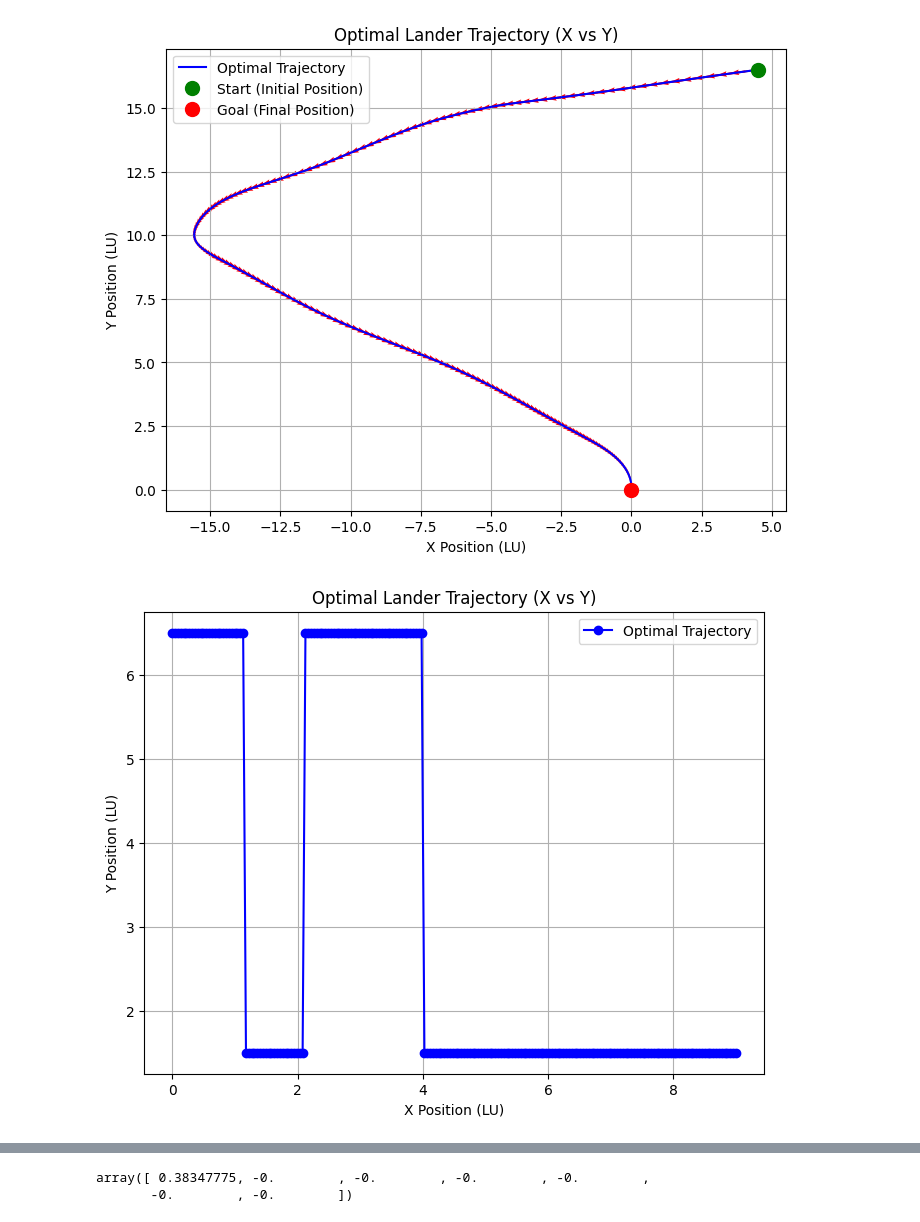
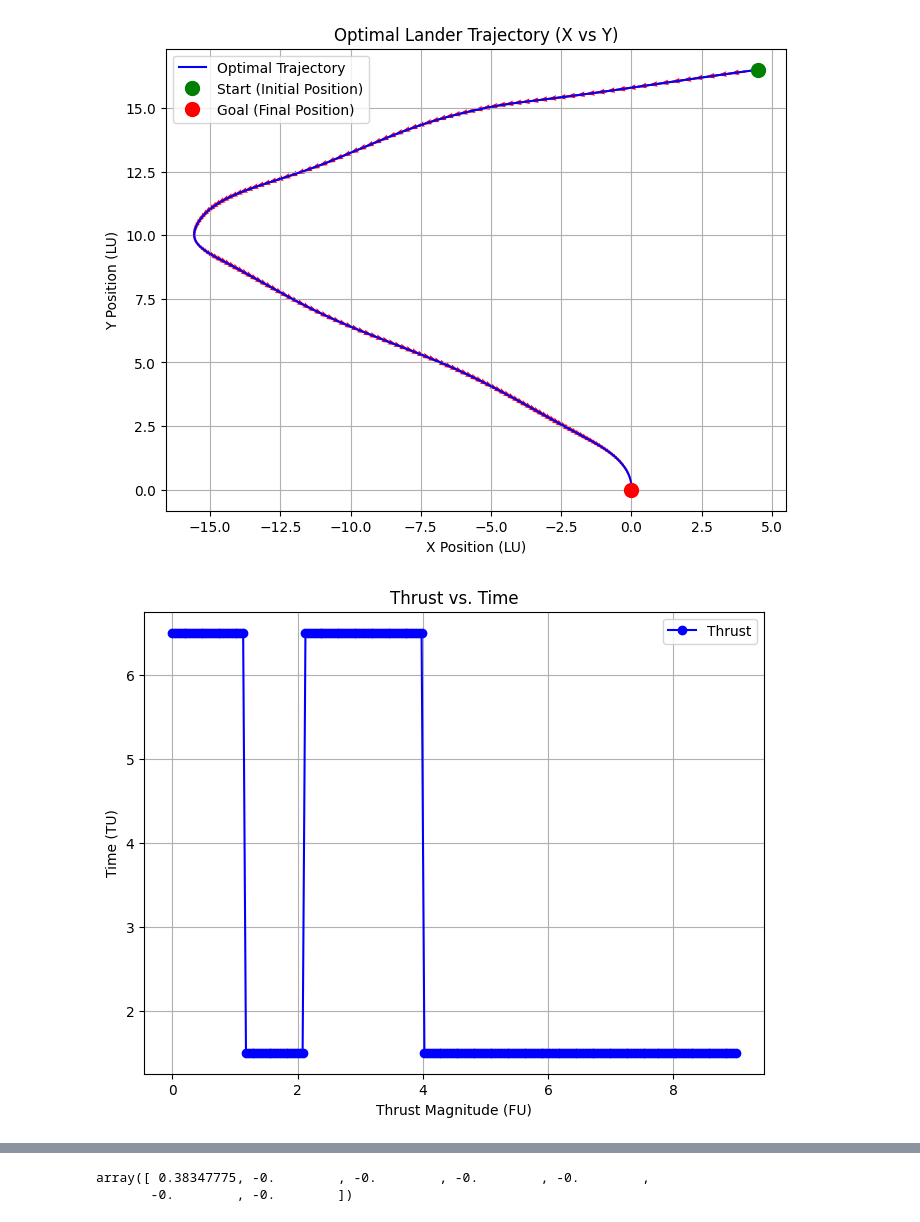
Before and after one commit to jgeldenbott/AA-528-Final, a Jupyter notebook: planar_optimal_descent.ipynb, the cells around one changed output, grey strips where cells are left out. Saved outputs shown, nothing was run; the diff lists cells and outputs as text; code cells hidden in the pictures.

Commit message:
Updated plots

```diff
--- a/planar_optimal_descent.ipynb
+++ b/planar_optimal_descent.ipynb
@@ -348,21 +348,21 @@ plt.show()
 # %%
 # Plot the trajectory
 ts = np.linspace(0, t_f, N)
 
 plt.figure(figsize=(8, 6))
-plt.plot(ts, u.value[:, 0], 'bo-', label="Optimal Trajectory")  # Blue line with circles
+plt.plot(ts, u.value[:, 0], 'bo-', label="Thrust")  # Blue line with circles
 
 # Labels and formatting
-plt.xlabel("X Position (LU)")
-plt.ylabel("Y Position (LU)")
-plt.title("Optimal Lander Trajectory (X vs Y)")
+plt.xlabel("Thrust Magnitude (FU)")
+plt.ylabel("Time (TU)")
+plt.title("Thrust vs. Time")
 plt.legend()
 plt.grid(True)
 
 # Show the plot
 plt.show()
 # %% [output]
-[figure, old version]
+[figure, new version]
 # %%
 # Plot the trajectory
 ts = np.linspace(0, t_f, N)
```
Also changed, not shown: parts of 2 cells of this notebook.
